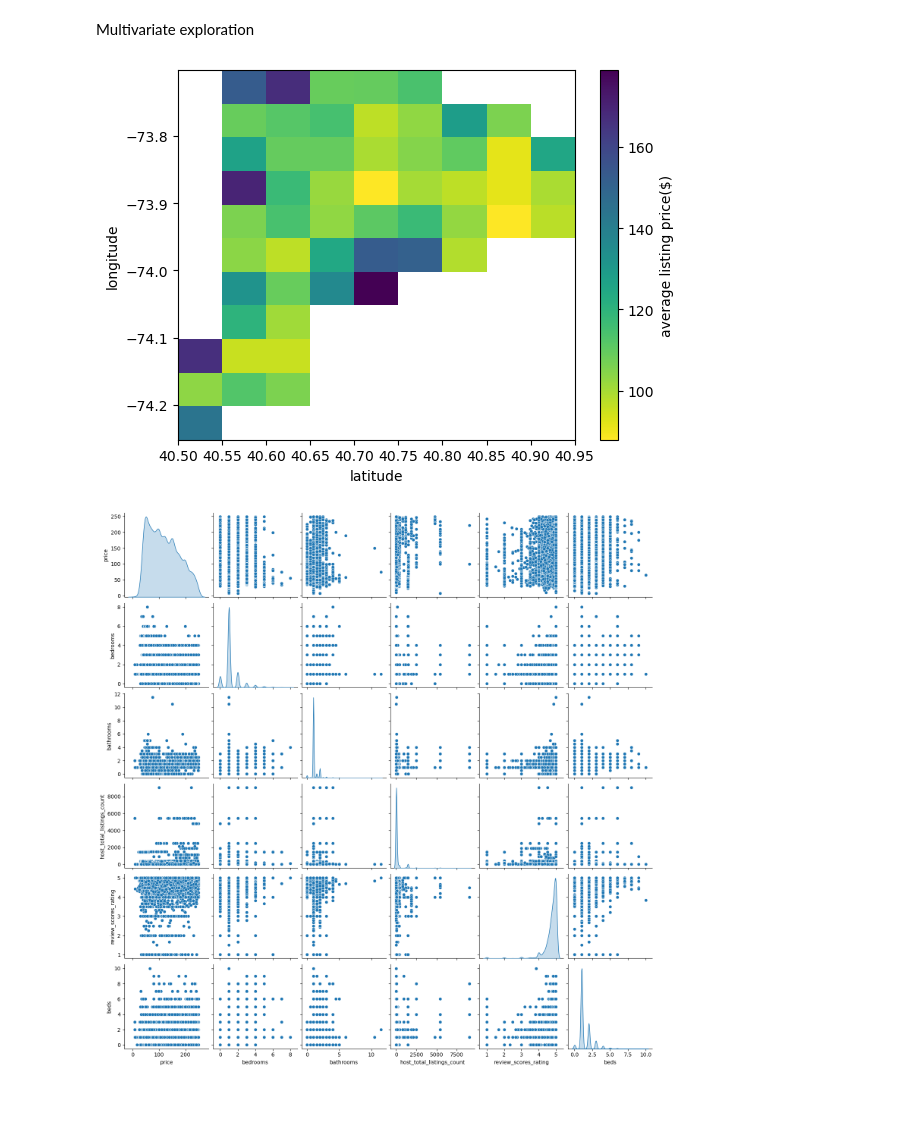
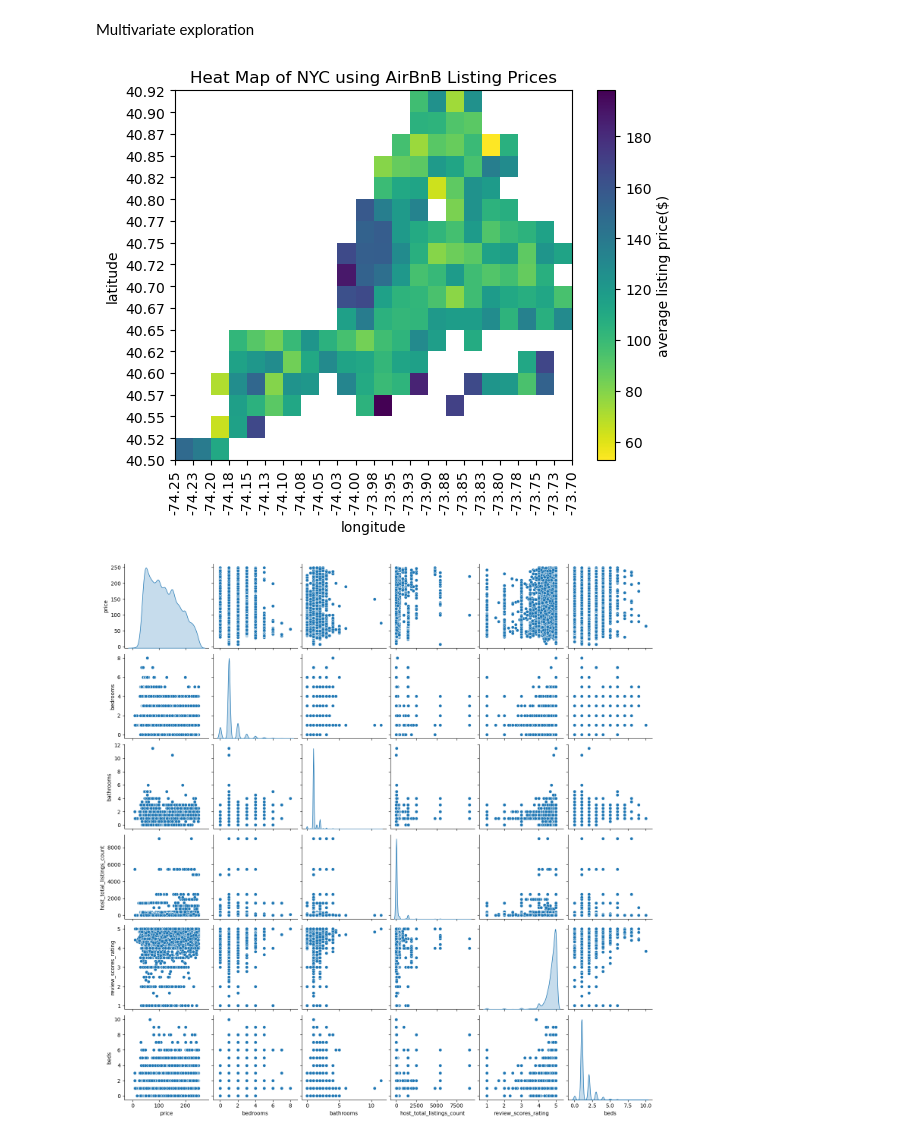
Before and after one commit to dotgb/Airbnb_Project, a Jupyter notebook: AirBnB_Project.ipynb, the cells around one changed output. Saved outputs shown, nothing was run; the diff lists cells and outputs as text; code cells hidden in the pictures; blank space fills up the shorter version.

```diff
--- a/AirBnB_Project.ipynb
+++ b/AirBnB_Project.ipynb
@@ -181,24 +183,27 @@ sns.boxplot(x=list_no_out['bedrooms'], y=list_no_out['price']);
 # %% [markdown]
 Multivariate exploration
 # %%
-bins_x = np.arange(40.5, 40.911390+0.05, 0.05)
-bins_y = np.arange(-74.251907, -73.713650+0.05, 0.05)
+bins_x = np.arange(-74.251907, -73.713650+0.025, 0.025)
+bins_y = np.arange(40.5, 40.911390+0.025, 0.025)
 
-lat_bins = pd.cut(list_no_out['latitude'], bins_x, right=False, include_lowest=False, labels=False)
-long_bins = pd.cut(list_no_out['longitude'], bins_y, right=False, include_lowest=False, labels=False)
+long_bins = pd.cut(list_no_out['longitude'], bins_x, right=False, include_lowest=False, labels=False)
+lat_bins = pd.cut(list_no_out['latitude'], bins_y, right=False, include_lowest=False, labels=False)
 
-n_points = list_no_out.groupby([lat_bins, long_bins]).size()
+n_points = list_no_out.groupby([long_bins, lat_bins]).size()
 
 n_points = n_points.reset_index().pivot(index='latitude', columns='longitude').values
 
 avg_price = list_no_out['price']/n_points[lat_bins, long_bins]
 
-plt.hist2d(data=list_no_out, x='latitude', y='longitude', cmin=0.05, cmap='viridis_r', bins=[bins_x, bins_y], weights=avg_price);
+plt.hist2d(data=list_no_out, x='longitude', y='latitude', cmin=0.05, cmap='viridis_r', bins=[bins_x, bins_y], weights=avg_price);
 plt.colorbar(label='average listing price($)');
-plt.xlabel('latitude');
-plt.ylabel('longitude');
+plt.xlabel('longitude');
+plt.ylabel('latitude');
+plt.xticks(ticks=bins_x, labels=['{:0.2f}'.format(b) for b in bins_x], rotation=90);
+plt.yticks(ticks=bins_y, labels=['{:0.2f}'.format(b) for b in bins_y]);
+plt.title('Heat Map of NYC using AirBnB Listing Prices');
 # %% [output]
-[figure, old version]
+[figure, new version]
 # %%
 sns.pairplot(list_no_out[['price', 'bedrooms', 'bathrooms', 'host_total_listings_count', 'review_scores_rating', 'beds']],
              diag_kind='kde');
```
Also changed, not shown: parts of 5 cells of this notebook, 6 other files.
